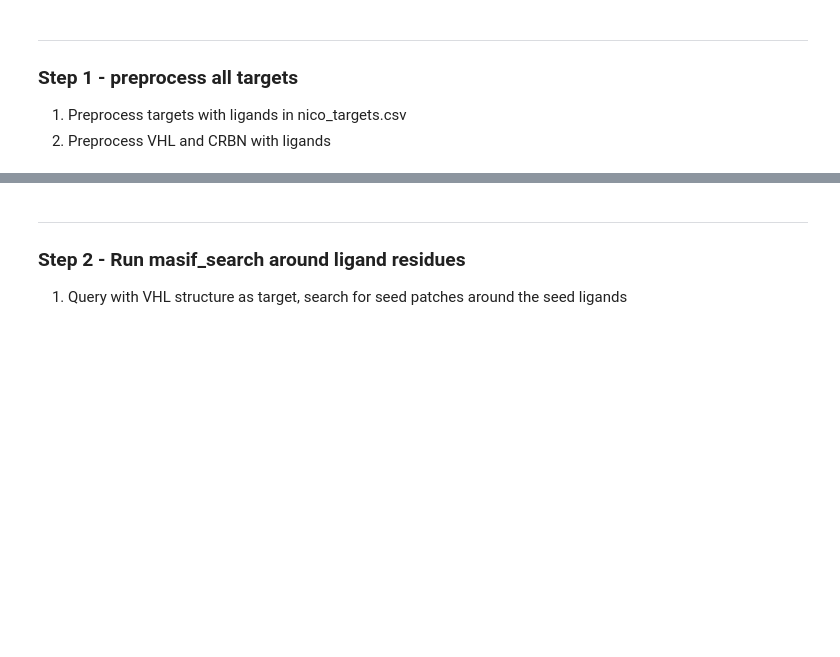
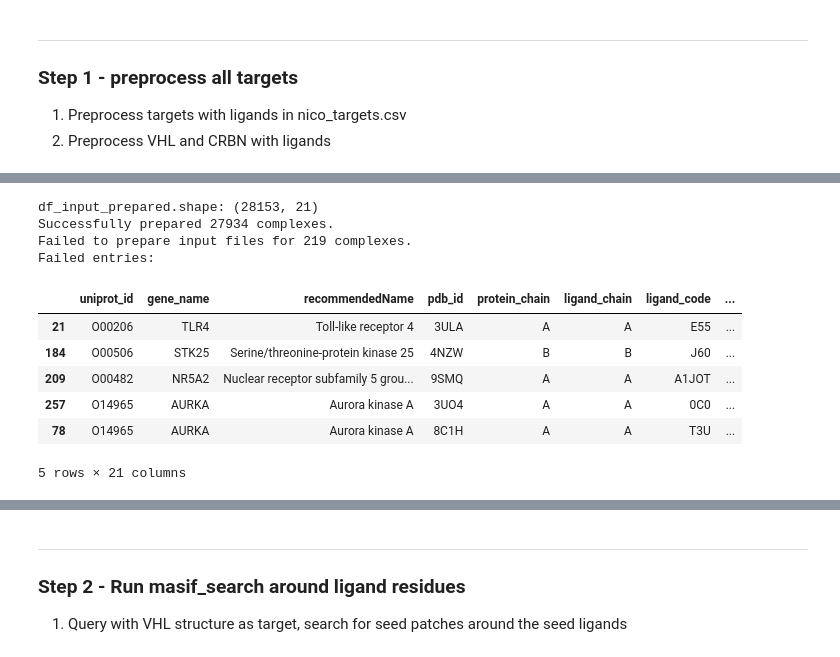
Before and after one commit to meng-yx/masif-neosurf-af2, a Jupyter notebook: notebooks/neosurf_neosurf.ipynb, the cells around one changed output, grey strips where cells are left out. Cells and saved outputs as stored; diff of their text form; code cells hidden in the pictures; blank space fills up the shorter version.

```diff
--- a/notebooks/neosurf_neosurf.ipynb
+++ b/notebooks/neosurf_neosurf.ipynb
@@ -306 +145,36 @@ df_preprocess = pd.DataFrame(rows)
+# %%
+# Gather all output .csv files into a single df_input_prepared
+df_input_prepared = pd.DataFrame()
+for i in range(N_ARRAY_JOBS):
+    csv_path = os.path.join(output_subset_dir, f"output_{i+1}.csv")
+    if os.path.exists(csv_path):
+        df_input_prepared = pd.concat([df_input_prepared, pd.read_csv(csv_path)])
+    else:
+        print(f"Warning: {csv_path} does not exist")
+
+print(f"df_input_prepared.shape: {df_input_prepared.shape}")
+
+# Split into success and failed rows
+df_preprocess_manifest = df_input_prepared[
+    df_input_prepared['pdb_path'].notna() & df_input_prepared['ligand_path'].notna()
+]
+df_input_failed = df_input_prepared[
+    df_input_prepared['pdb_path'].isna() | df_input_prepared['ligand_path'].isna()
+]
+print(f"Successfully prepared {df_preprocess_manifest.shape[0]} complexes.")
+print(f"Failed to prepare input files for {df_input_failed.shape[0]} complexes.")
+print(f"Failed entries:")
+df_input_failed.head()
+# %% [output]
+df_input_prepared.shape: (28153, 21)
+Successfully prepared 27934 complexes.
+Failed to prepare input files for 219 complexes.
+Failed entries:
+|  | uniprot_id | gene_name | recommendedName | pdb_id | protein_chain | ligand_chain | ligand_code | ... |
+| 21 | O00206 | TLR4 | Toll-like receptor 4 | 3ULA | A | A | E55 | ... |
+| 184 | O00506 | STK25 | Serine/threonine-protein kinase 25 | 4NZW | B | B | J60 | ... |
+| 209 | O00482 | NR5A2 | Nuclear receptor subfamily 5 grou... | 9SMQ | A | A | A1JOT | ... |
+| 257 | O14965 | AURKA | Aurora kinase A | 3UO4 | A | A | 0C0 | ... |
+| 78 | O14965 | AURKA | Aurora kinase A | 8C1H | A | A | T3U | ... |
+5 rows × 21 columns
 # %%
```
Also changed, not shown: parts of 16 cells of this notebook, 4 other files.
